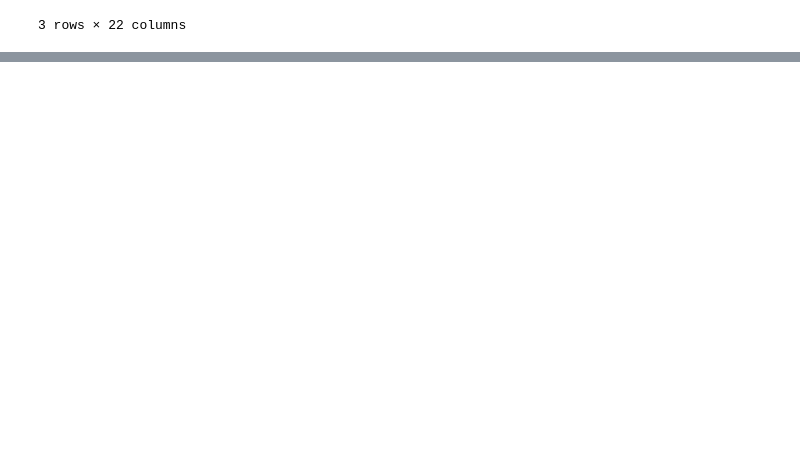
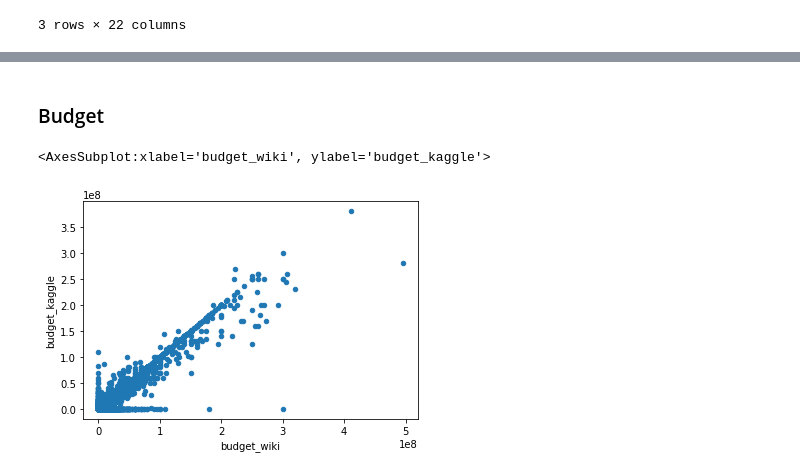
Before and after one commit to nicolebplatt/GWU_Movies-ETL, a Jupyter notebook: AmazingPrime.ipynb, the cells around one changed output, grey strips where cells are left out. Cells and saved outputs as stored; diff of their text form; code cells hidden in the pictures; blank space fills up the shorter version.

Commit message:
Update code, merge data

```diff
--- a/AmazingPrime.ipynb
+++ b/AmazingPrime.ipynb
@@ -931,0 +936,4 @@ Name: rating, dtype: float64
+# %%
+# Merge wiki and kaggle data
+movies_df = pd.merge(wiki_movies_df, kaggle_metadata, on='imdb_id', suffixes=['_wiki','_kaggle'])
+movies_df.head(5)
@@ -931,0 +1008,7 @@ Name: rating, dtype: float64
+# %% [markdown]
+### Budget
+# %%
+movies_df.fillna(0).plot(x='budget_wiki',y='budget_kaggle', kind='scatter')
+# %% [output]
+<AxesSubplot:xlabel='budget_wiki', ylabel='budget_kaggle'>
+[figure, added]
```
Also changed, not shown: parts of 70 cells of this notebook.
